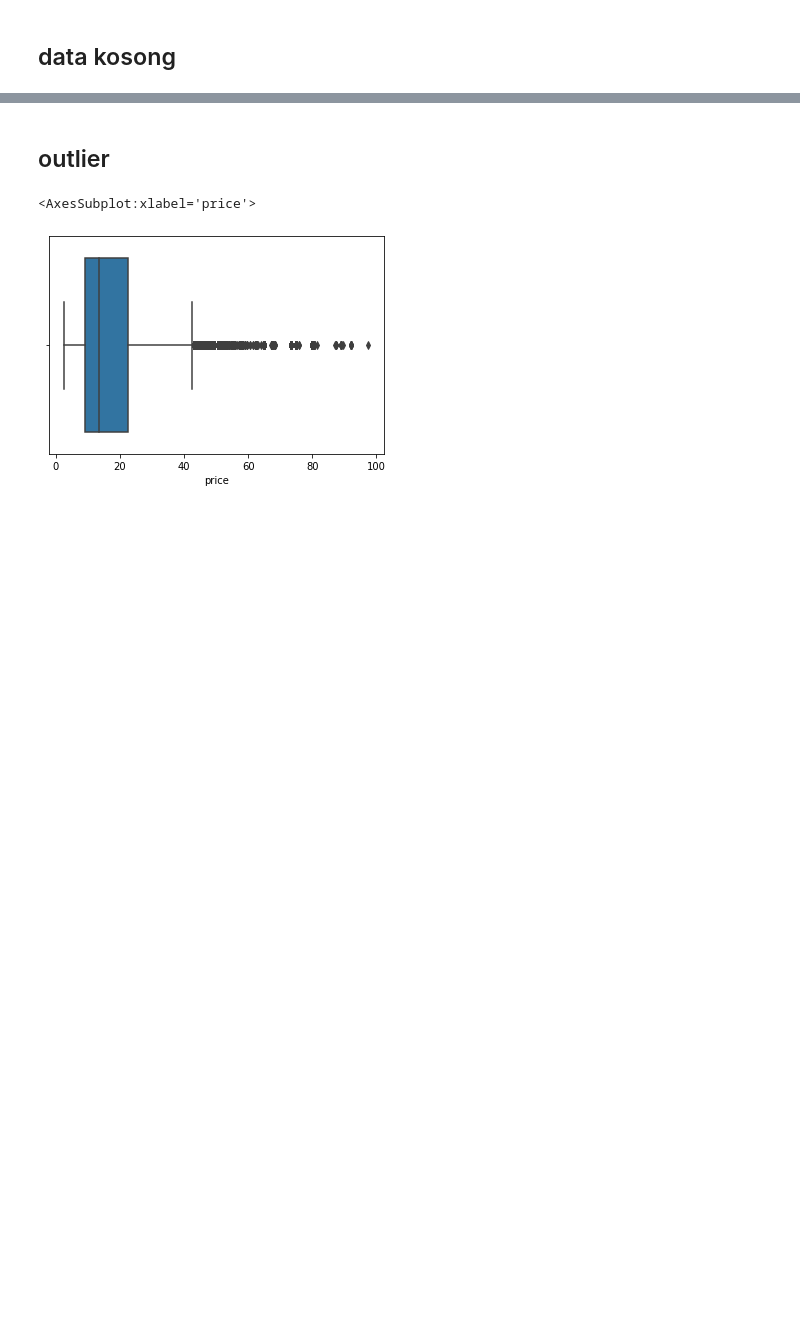
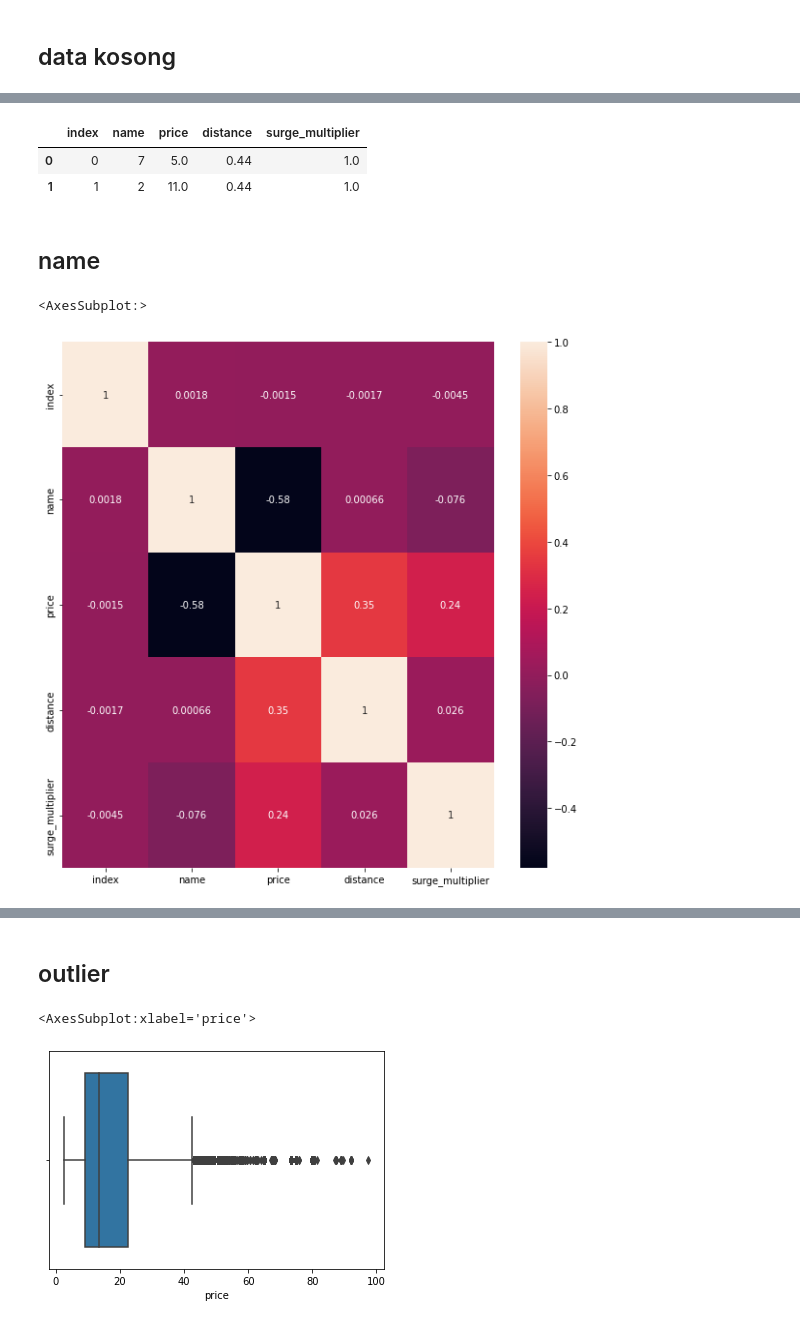
Before and after one commit to ainajefelina/FP1-Analisis, a Jupyter notebook: FP1/3.ipynb, the cells around one changed output, grey strips where cells are left out. Saved outputs shown, nothing was run; the diff lists cells and outputs as text; code cells hidden in the pictures; blank space fills up the shorter version.

```diff
--- a/FP1/3.ipynb
+++ b/FP1/3.ipynb
@@ -532,0 +520,4 @@ df.head(2)
+# %%
+le=LabelEncoder()
+df.name=le.fit_transform(df.name)
+df
@@ -577 +558,15 @@ name_WAV             0
 dtype: int64
+# %%
+df.head(2)
+# %% [output]
+|  | index | name | price | distance | surge_multiplier |
+| 0 | 0 | 7 | 5.0 | 0.44 | 1.0 |
+| 1 | 1 | 2 | 11.0 | 0.44 | 1.0 |
+# %% [markdown]
+## name
+# %%
+plt.figure(figsize=(10,10))
+sb.heatmap(df.corr(),annot=True)
+# %% [output]
+<AxesSubplot:>
+[figure, added]
```
Also changed, not shown: parts of 29 cells of this notebook, 2 other files.
